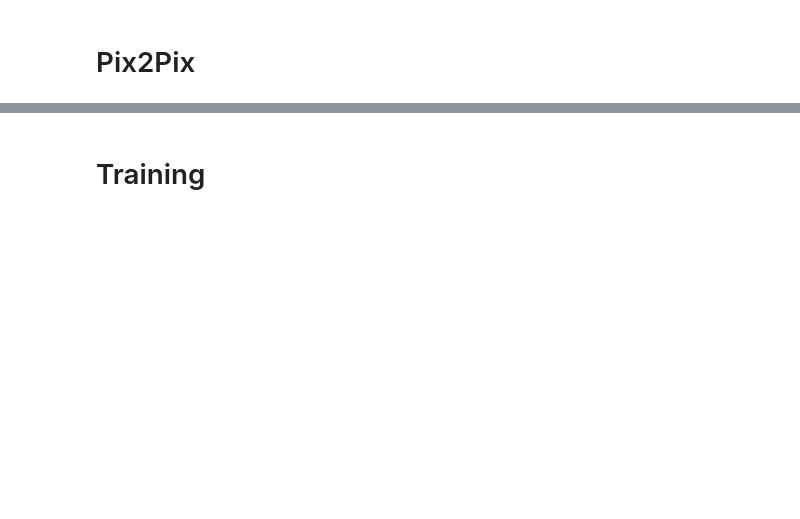
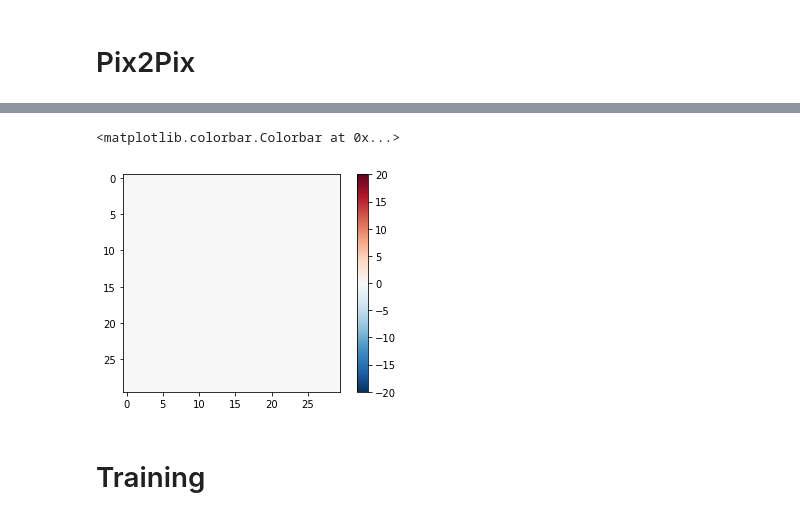
Before and after one commit to jesusmartinoza/Open-eyes-using-Pix2Pix, a Jupyter notebook: Pix2Pix.ipynb, the cells around one changed output, grey strips where cells are left out. Drawn from its saved outputs; the diff is of its cells as text; code cells hidden in the pictures; blank space fills up the shorter version.

```diff
--- a/Pix2Pix.ipynb
+++ b/Pix2Pix.ipynb
@@ -317,33 +303,39 @@ def Generator():
 # %%
 def Discriminator():
-  ini = Input(shape = [None, None, 3], name = "input_img")
-  gen = Input(shape = [None, None, 3], name = "gener_img")
+  initializer = tf.random_normal_initializer(0., 0.02)
 
-  con = concatenate([ini, gen])
+  inp = tf.keras.layers.Input(shape=[None, None, 3], name='input_image')
+  tar = tf.keras.layers.Input(shape=[None, None, 3], name='target_image')
 
-  initializer = tf.random_normal_initializer(0, 0.02)
+  x = tf.keras.layers.concatenate([inp, tar]) # (bs, 256, 256, channels*2)
 
-  down1 = downsample(64, apply_batchnorm = False)(con)
-  down2 = downsample(128)(down1)
-  down3 = downsample(256)(down2)
+  down1 = downsample(64, False)(x) # (bs, 128, 128, 64)
+  down2 = downsample(128)(down1) # (bs, 64, 64, 128)
+  down3 = downsample(256)(down2) # (bs, 32, 32, 256)
+
   zero_pad1 = tf.keras.layers.ZeroPadding2D()(down3) # (bs, 34, 34, 256)
+  conv = tf.keras.layers.Conv2D(512, 4, strides=1,
+                                kernel_initializer=initializer,
+                                use_bias=False)(zero_pad1) # (bs, 31, 31, 512)
 
-  conv = tf.keras.layers.Conv2D(filters = 1,
-                                kernel_size = 4,
-                                strides = 1,
-                                kernel_initializer = initializer,
-                                padding = "same")(zero_pad1)
+  batchnorm1 = tf.keras.layers.BatchNormalization()(conv)
 
-  batchnorm1 = BatchNormalization()(conv)
+  leaky_relu = tf.keras.layers.LeakyReLU()(batchnorm1)
 
-  leaky_relu = LeakyReLU()(batchnorm1)
-
-  zero_pad2 = ZeroPadding2D()(leaky_relu) # (bs, 33, 33, 512)
+  zero_pad2 = tf.keras.layers.ZeroPadding2D()(leaky_relu) # (bs, 33, 33, 512)
 
   last = tf.keras.layers.Conv2D(1, 4, strides=1,
                                 kernel_initializer=initializer)(zero_pad2) # (bs, 30, 30, 1)
 
-  return tf.keras.Model(inputs=[ini, gen], outputs=last)
+  return tf.keras.Model(inputs=[inp, tar], outputs=last)
+
+discriminator = Discriminator()
+disc_out = discriminator([inp[tf.newaxis,...], gen_output], training=False)
+plt.imshow(disc_out[0,...,-1], vmin=-20, vmax=20, cmap='RdBu_r')
+plt.colorbar()
+# %% [output]
+<matplotlib.colorbar.Colorbar at 0x...>
+[figure, added]
 # %%
 def discriminator_loss(disc_real_output, disc_generated_output):
   real_loss = loss_object(tf.ones_like(disc_real_output), disc_real_output)
```
Also changed, not shown: parts of 11 cells of this notebook.
